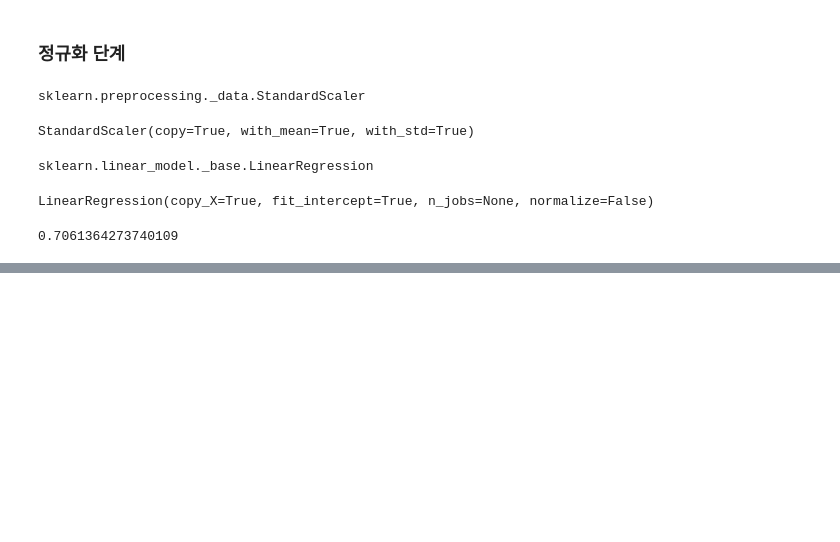
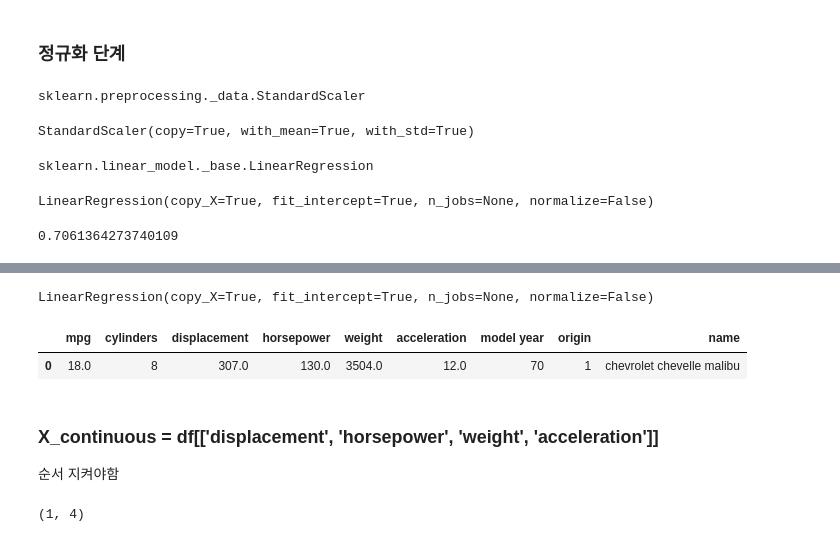
Before and after one commit to SolbiChoi/learn_visualization, a Jupyter notebook: autompg_linearregression_pynb.ipynb, the cells around one changed output, grey strips where cells are left out. Cells and saved outputs as stored; diff of their text form; code cells hidden in the pictures; blank space fills up the shorter version.

Commit message:
linearregression

```diff
--- a/autompg_linearregression_pynb.ipynb
+++ b/autompg_linearregression_pynb.ipynb
@@ -282,0 +291,12 @@ pickle.dump(lr, open('./autompg_lr.pkl','wb'))
+# %%
+pickle.load(open('./saves/autompg_lr.pkl', 'rb'))
+# %% [output]
+LinearRegression(copy_X=True, fit_intercept=True, n_jobs=None, normalize=False)
+# %%
+df.head(1)
+# %% [output]
+|  | mpg | cylinders | displacement | horsepower | weight | acceleration | model year | origin | name |
+| 0 | 18.0 | 8 | 307.0 | 130.0 | 3504.0 | 12.0 | 70 | 1 | chevrolet chevelle malibu |
+# %% [markdown]
+### X_continuous = df[['displacement', 'horsepower', 'weight', 'acceleration']]
+순서 지켜야함
@@ -282,0 +305,5 @@ pickle.dump(lr, open('./autompg_lr.pkl','wb'))
+# %%
+lr.predict(x_custom)
+x_custom.shape
+# %% [output]
+(1, 4)
```
Also changed, not shown: parts of 5 cells of this notebook.
